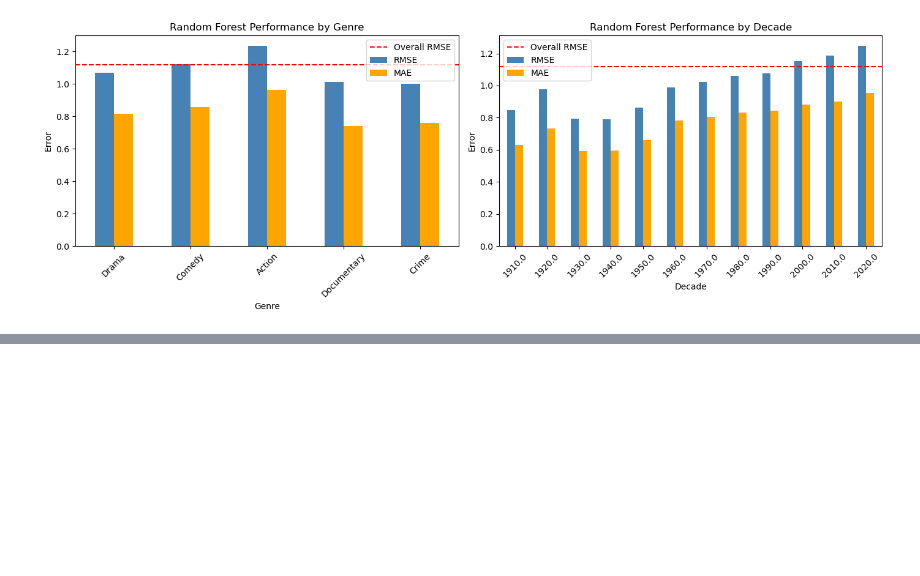
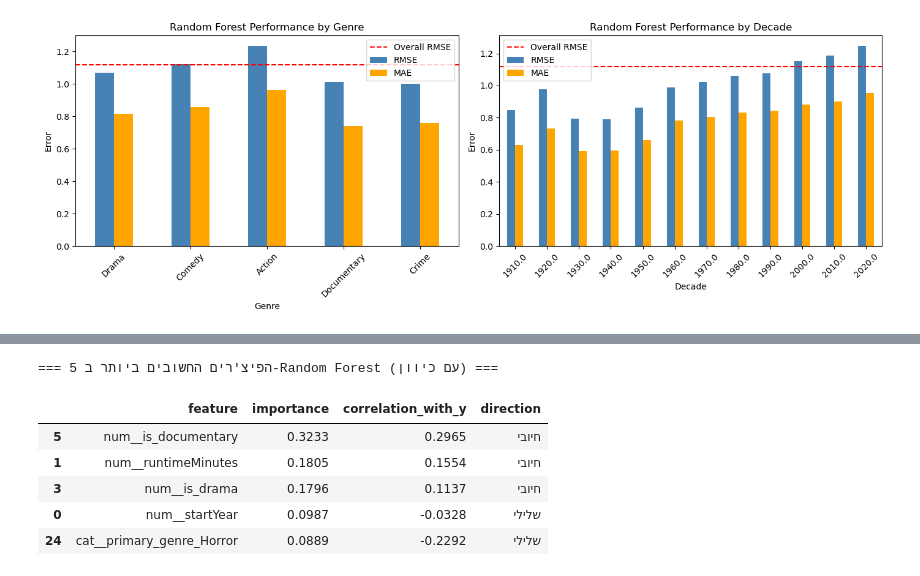
Before and after one commit to MiriamDinay/Movie-Data-Collection-Project2, a Jupyter notebook: קוד מסודר סופי.ipynb, the cells around one changed output, grey strips where cells are left out. Saved outputs shown, nothing was run; the diff lists cells and outputs as text; code cells hidden in the pictures; blank space fills up the shorter version.

```diff
--- a/קוד מסודר סופי.ipynb
+++ b/קוד מסודר סופי.ipynb
@@ -613,0 +684,29 @@ plt.show()
+# %%
+# =====================================================================
+# הוספת כיוון ההשפעה ל-Random Forest
+# (Random Forest לא נותן כיוון - נחשב אותו לפי קורלציה עם הטרגט)
+# =====================================================================
+
+# קבלת הדאטה אחרי העיבוד (אחרי scaling ו-OHE)
+X_transformed = best_rf_model.named_steps['preprocess'].transform(X)
+X_transformed_df = pd.DataFrame(X_transformed, columns=feature_names)
+
+# חישוב קורלציה של כל פיצ'ר עם הטרגט
+correlations = X_transformed_df.corrwith(pd.Series(y.values))
+
+# הוספת כיוון לטבלת ה-RF
+top_5_rf['correlation_with_y'] = top_5_rf['feature'].map(correlations)
+top_5_rf['direction'] = top_5_rf['correlation_with_y'].apply(
+    lambda x: 'חיובי' if x > 0 else 'שלילי'
+)
+
+print("=== 5 הפיצ'רים החשובים ביותר ב-Random Forest (עם כיוון) ===")
+display(top_5_rf[['feature', 'importance', 'correlation_with_y', 'direction']].round(4))
+# %% [output]
+=== 5 הפיצ'רים החשובים ביותר ב-Random Forest (עם כיוון) ===
+|  | feature | importance | correlation_with_y | direction |
+| 5 | num__is_documentary | 0.3233 | 0.2965 | חיובי |
+| 1 | num__runtimeMinutes | 0.1805 | 0.1554 | חיובי |
+| 3 | num__is_drama | 0.1796 | 0.1137 | חיובי |
+| 0 | num__startYear | 0.0987 | -0.0328 | שלילי |
+| 24 | cat__primary_genre_Horror | 0.0889 | -0.2292 | שלילי |
```
Also changed, not shown: parts of 5 cells of this notebook.
